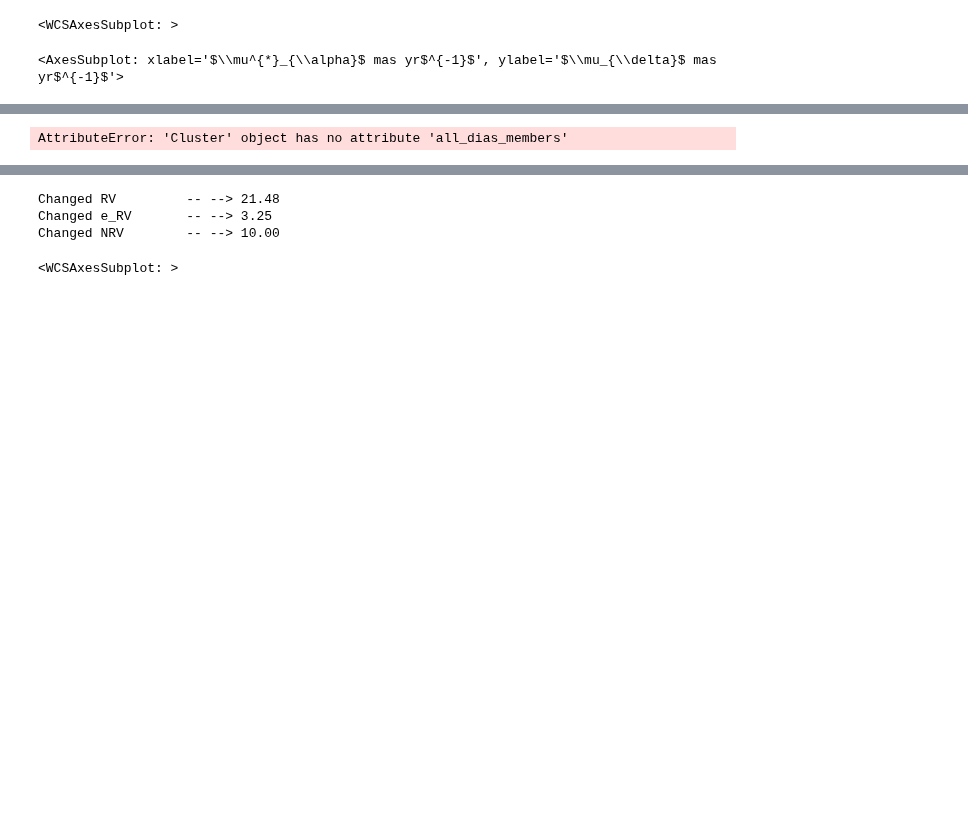
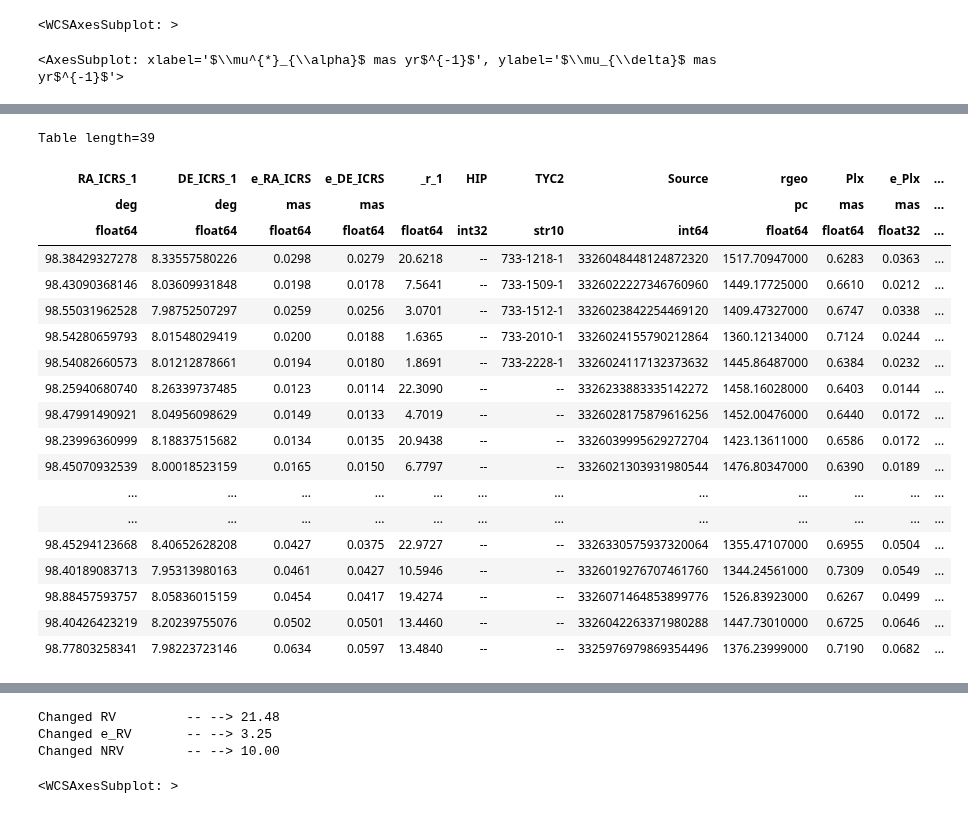
Before and after one commit to surodeep26/Runaway-Stars, a Jupyter notebook: v17.ipynb, the cells around one changed output, grey strips where cells are left out. Cells and saved outputs as stored; diff of their text form; code cells hidden in the pictures; blank space fills up the shorter version.

```diff
--- a/v17.ipynb
+++ b/v17.ipynb
@@ -62,4 +62,23 @@ Row index=0
 # %%
-cl.all_dias_members
+cl.mymembers
 # %% [output]
-AttributeError: 'Cluster' object has no attribute 'all_dias_members'
+Table length=39
+| RA_ICRS_1 | DE_ICRS_1 | e_RA_ICRS | e_DE_ICRS | _r_1 | HIP | TYC2 | Source | rgeo | Plx | e_Plx | ... |
+| deg | deg | mas | mas |  |  |  |  | pc | mas | mas | ... |
+| float64 | float64 | float64 | float64 | float64 | int32 | str10 | int64 | float64 | float64 | float32 | ... |
+| 98.38429327278 | 8.33557580226 | 0.0298 | 0.0279 | 20.6218 | -- | 733-1218-1 | 3326048448124872320 | 1517.70947000 | 0.6283 | 0.0363 | ... |
+| 98.43090368146 | 8.03609931848 | 0.0198 | 0.0178 | 7.5641 | -- | 733-1509-1 | 3326022227346760960 | 1449.17725000 | 0.6610 | 0.0212 | ... |
+| 98.55031962528 | 7.98752507297 | 0.0259 | 0.0256 | 3.0701 | -- | 733-1512-1 | 3326023842254469120 | 1409.47327000 | 0.6747 | 0.0338 | ... |
+| 98.54280659793 | 8.01548029419 | 0.0200 | 0.0188 | 1.6365 | -- | 733-2010-1 | 3326024155790212864 | 1360.12134000 | 0.7124 | 0.0244 | ... |
+| 98.54082660573 | 8.01212878661 | 0.0194 | 0.0180 | 1.8691 | -- | 733-2228-1 | 3326024117132373632 | 1445.86487000 | 0.6384 | 0.0232 | ... |
+| 98.25940680740 | 8.26339737485 | 0.0123 | 0.0114 | 22.3090 | -- | -- | 3326233883335142272 | 1458.16028000 | 0.6403 | 0.0144 | ... |
+| 98.47991490921 | 8.04956098629 | 0.0149 | 0.0133 | 4.7019 | -- | -- | 3326028175879616256 | 1452.00476000 | 0.6440 | 0.0172 | ... |
+| 98.23996360999 | 8.18837515682 | 0.0134 | 0.0135 | 20.9438 | -- | -- | 3326039995629272704 | 1423.13611000 | 0.6586 | 0.0172 | ... |
+| 98.45070932539 | 8.00018523159 | 0.0165 | 0.0150 | 6.7797 | -- | -- | 3326021303931980544 | 1476.80347000 | 0.6390 | 0.0189 | ... |
+| ... | ... | ... | ... | ... | ... | ... | ... | ... | ... | ... | ... |
+| ... | ... | ... | ... | ... | ... | ... | ... | ... | ... | ... | ... |
+| 98.45294123668 | 8.40652628208 | 0.0427 | 0.0375 | 22.9727 | -- | -- | 3326330575937320064 | 1355.47107000 | 0.6955 | 0.0504 | ... |
+| 98.40189083713 | 7.95313980163 | 0.0461 | 0.0427 | 10.5946 | -- | -- | 3326019276707461760 | 1344.24561000 | 0.7309 | 0.0549 | ... |
+| 98.88457593757 | 8.05836015159 | 0.0454 | 0.0417 | 19.4274 | -- | -- | 3326071464853899776 | 1526.83923000 | 0.6267 | 0.0499 | ... |
+| 98.40426423219 | 8.20239755076 | 0.0502 | 0.0501 | 13.4460 | -- | -- | 3326042263371980288 | 1447.73010000 | 0.6725 | 0.0646 | ... |
+| 98.77803258341 | 7.98223723146 | 0.0634 | 0.0597 | 13.4840 | -- | -- | 3325976979869354496 | 1376.23999000 | 0.7190 | 0.0682 | ... |
```
Also changed, not shown: parts of 3 cells of this notebook, 8 other files.
